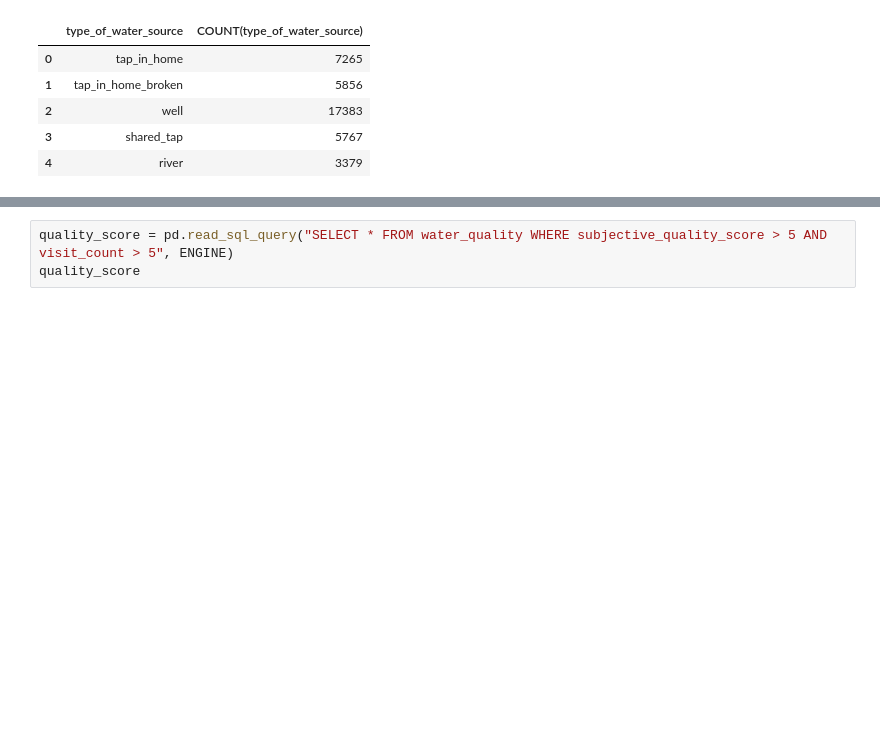
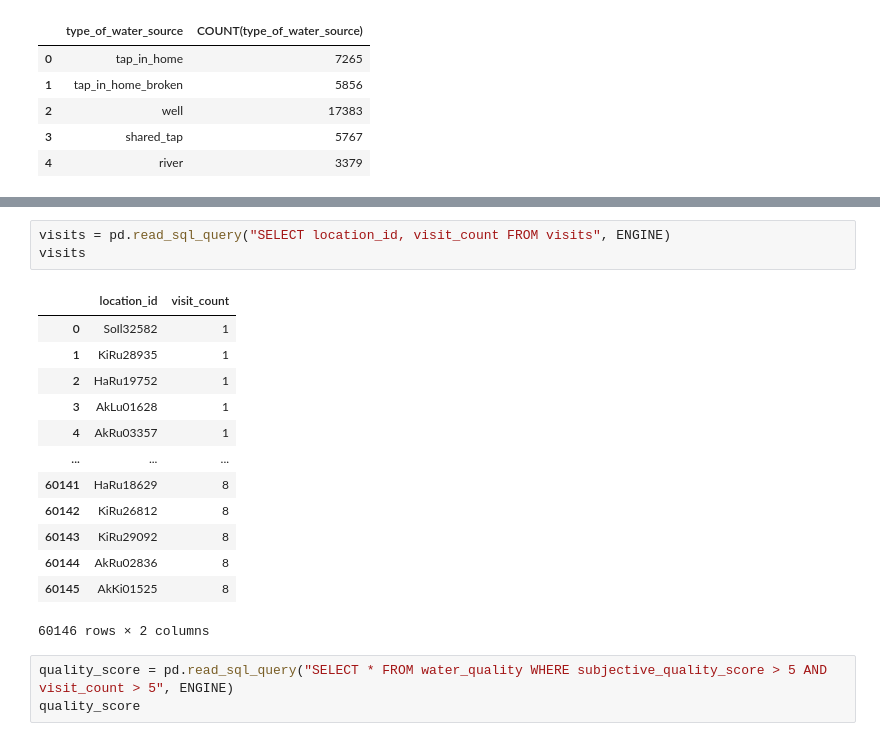
Before and after one commit to felixmuinde/Databases3.2, a Jupyter notebook: 01-assignment1.ipynb, the cells around one changed output, grey strips where cells are left out. Drawn from its saved outputs; the diff is of its cells as text; blank space fills up the shorter version.

```diff
--- a/01-assignment1.ipynb
+++ b/01-assignment1.ipynb
@@ -193,3 +193,20 @@ visits
+# %%
+visits = pd.read_sql_query("SELECT location_id, visit_count FROM visits", ENGINE)
+visits
+# %% [output]
+|  | location_id | visit_count |
+| 0 | SoIl32582 | 1 |
+| 1 | KiRu28935 | 1 |
+| 2 | HaRu19752 | 1 |
+| 3 | AkLu01628 | 1 |
+| 4 | AkRu03357 | 1 |
+| ... | ... | ... |
+| 60141 | HaRu18629 | 8 |
+| 60142 | KiRu26812 | 8 |
+| 60143 | KiRu29092 | 8 |
+| 60144 | AkRu02836 | 8 |
+| 60145 | AkKi01525 | 8 |
+60146 rows × 2 columns
 # %%
 quality_score = pd.read_sql_query("SELECT * FROM water_quality WHERE subjective_quality_score > 5 AND visit_count > 5", ENGINE)
 quality_score
```
Also changed, not shown: parts of 1 cell of this notebook.
